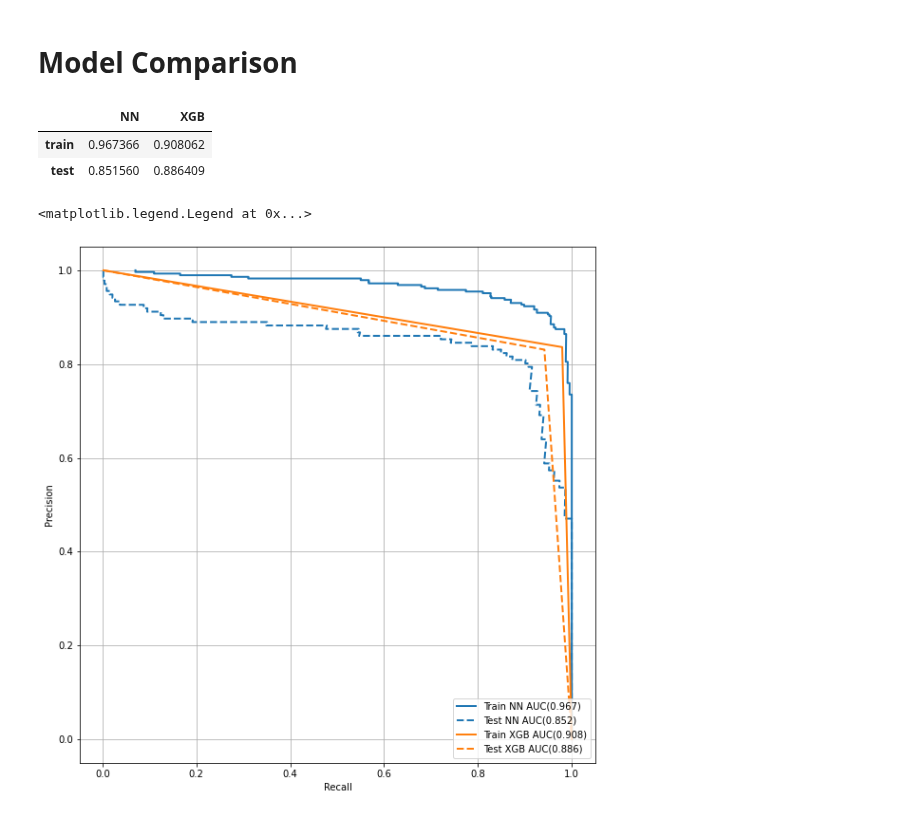
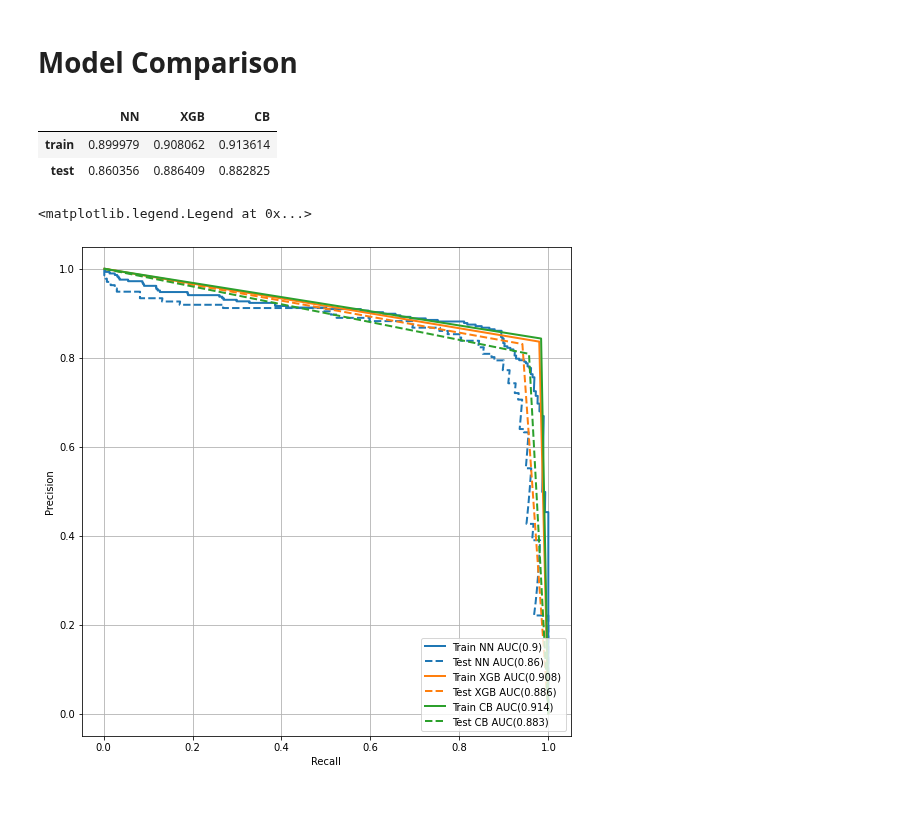
Before and after one commit to NotAndex/Demo, a Jupyter notebook: Supervised_anomaly_detection_comparison_of_models_.ipynb, the cells around one changed output. Cells and saved outputs as stored; diff of their text form; code cells hidden in the pictures.

```diff
--- a/Supervised_anomaly_detection_comparison_of_models_.ipynb
+++ b/Supervised_anomaly_detection_comparison_of_models_.ipynb
@@ -343,0 +346,12 @@ Confusion Matrix:
+# %%
+cb_clf = CatBoostClassifier(eval_metric="BalancedAccuracy")
+cb_clf.fit(X_train, y_train,
+            eval_set=(X_validate, y_validate),
+            verbose=True)
+
+y_train_pred_cb = cb_clf.predict(X_train)
+y_test_pred_cb = cb_clf.predict(X_test)
+
+print_score(y_train, y_train_pred_cb, train=True)
+print_score(y_test, y_test_pred_cb, train=False)
+scores['CB'] = aucpr(y_train, y_train_pred_cb), aucpr(y_test, y_test_pred_cb)
@@ -348,15 +380,17 @@ Confusion Matrix:
 # %%
 scores
 # %% [output]
-|  | NN | XGB |
-| train | 0.967366 | 0.908062 |
-| test | 0.851560 | 0.886409 |
+|  | NN | XGB | CB |
+| train | 0.899979 | 0.908062 | 0.913614 |
+| test | 0.860356 | 0.886409 | 0.882825 |
 # %%
 plot_prc(f"Train NN AUC({scores.loc['train','NN']:.3})", y_train, y_train_pred_nn, color=colors[0])
 plot_prc(f"Test NN AUC({scores.loc['test','NN']:.3})", y_test, y_test_pred_nn, color=colors[0], linestyle='--')
 plot_prc(f"Train XGB AUC({scores.loc['train','XGB']:.3})", y_train, y_train_pred_xgb, color=colors[1])
 plot_prc(f"Test XGB AUC({scores.loc['test','XGB']:.3})", y_test, y_test_pred_xgb, color=colors[1], linestyle='--')
+plot_prc(f"Train CB AUC({scores.loc['train','CB']:.3})", y_train, y_train_pred_cb, color=colors[2])
+plot_prc(f"Test CB AUC({scores.loc['test','CB']:.3})", y_test, y_test_pred_cb, color=colors[2], linestyle='--')
 plt.legend(loc='lower right')
 # %% [output]
 <matplotlib.legend.Legend at 0x...>
-[figure, old version]
+[figure, new version]
```
Also changed, not shown: parts of 7 cells of this notebook.
